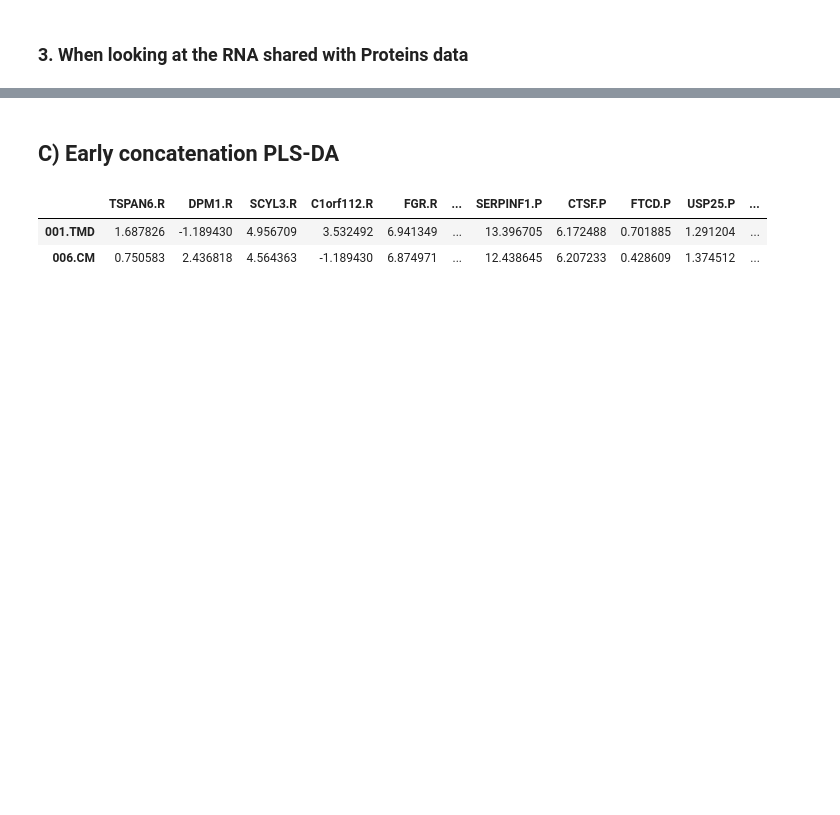
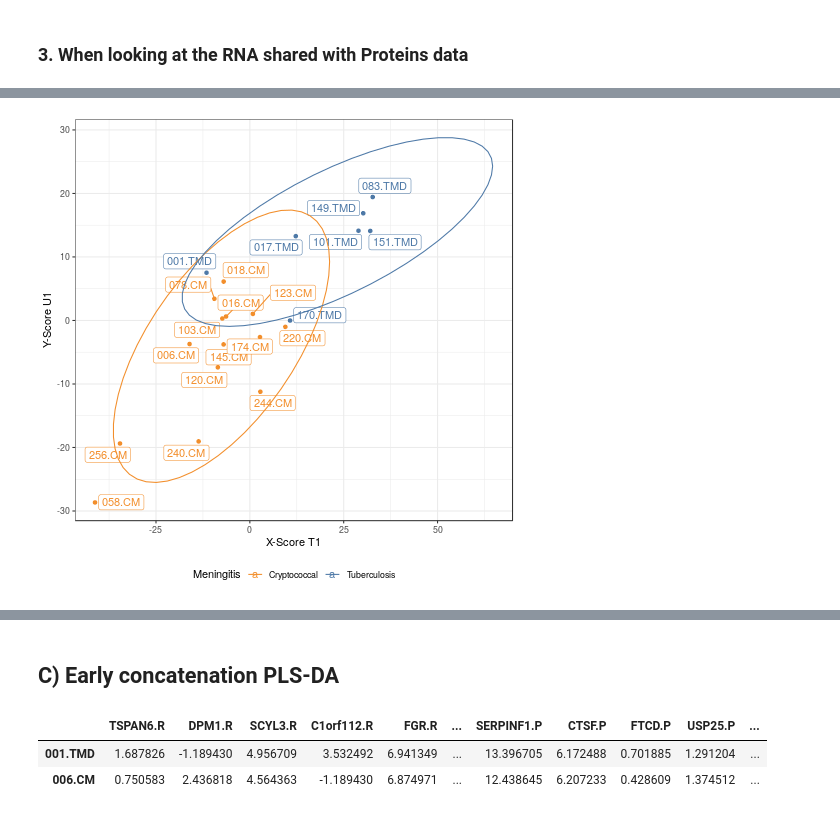
Before and after one commit to krassowski/meningitis-integration, a Jupyter notebook: analyses/integration/O(2)PLS.ipynb, the cells around one changed output, grey strips where cells are left out. Saved outputs shown, nothing was run; the diff lists cells and outputs as text; code cells hidden in the pictures; blank space fills up the shorter version.

```diff
--- a/analyses/integration/O(2)PLS.ipynb
+++ b/analyses/integration/O(2)PLS.ipynb
@@ -25,8 +25,8 @@ cm_and_tmd = patients_with_both[patients_with_both.str.contains('TMD|CM')]
 ra = rna.loc[:, cm_and_tmd].T
 pa = protein.loc[:, cm_and_tmd].T
 # %%
-rs = rna.loc[:, cm_and_tmd].T
-ps = protein.loc[:, cm_and_tmd].T
+rs = rna.loc[genes_in_both, cm_and_tmd].T
+ps = protein.loc[genes_in_both, cm_and_tmd].T
 # %%
 from sklearn.model_selection import train_test_split, cross_validate
 X_train, X_test, Y_train, Y_test = train_test_split(ra, pa, random_state=0)
@@ -466,0 +520,3 @@ cv_res
+# %%
+%%R
+fit_shared = o2m(center(rs), center(ps), n=1, nx=5, ny=1, p_thresh=1)
@@ -466,0 +559,5 @@ cv_res
+# %%
+%%R
+scores_plot(fit_shared, color=meningitis) + color_meningitis + nice_theme
+# %% [output]
+[figure, added]
```
Also changed, not shown: parts of 21 cells of this notebook, 1 other file.
